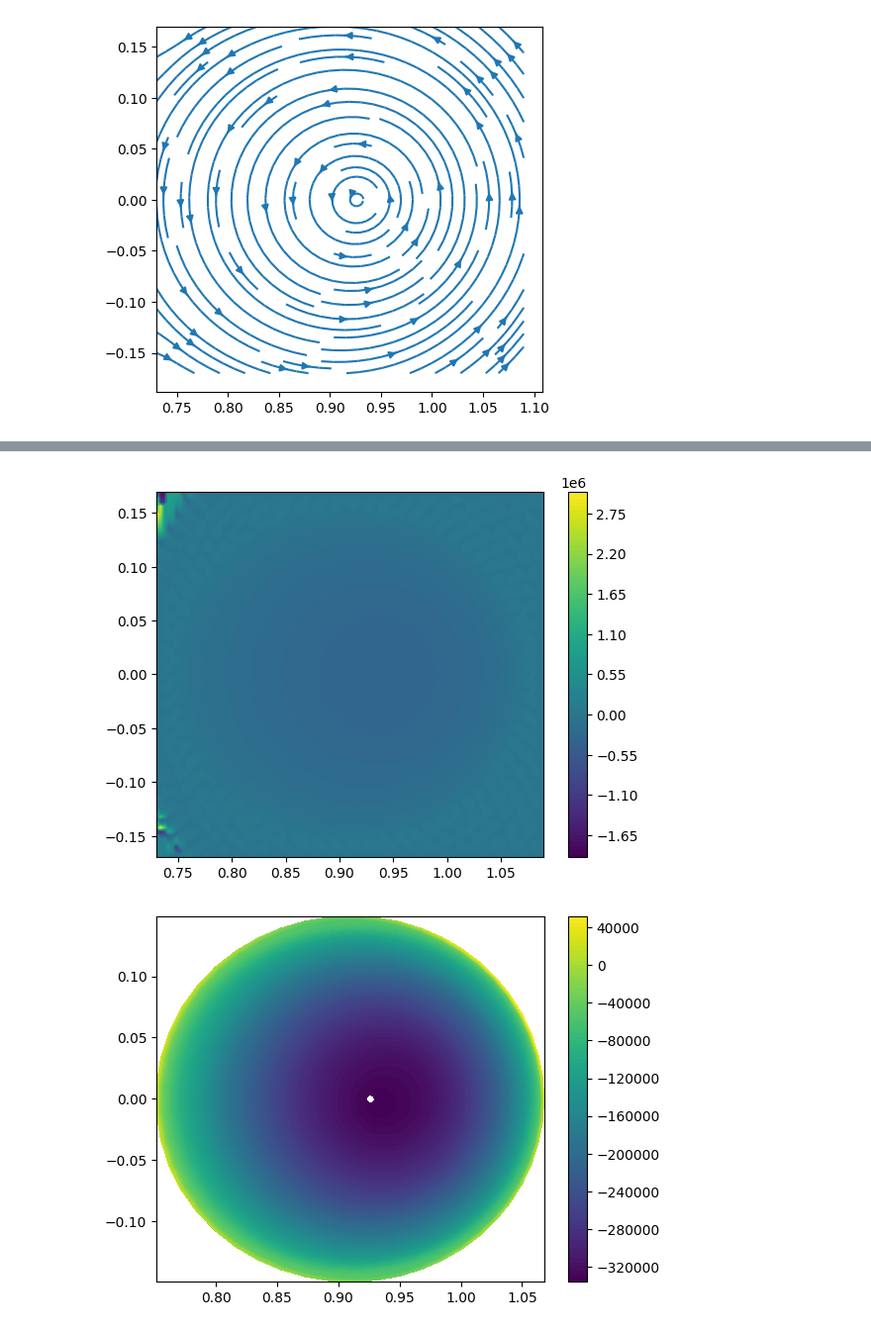
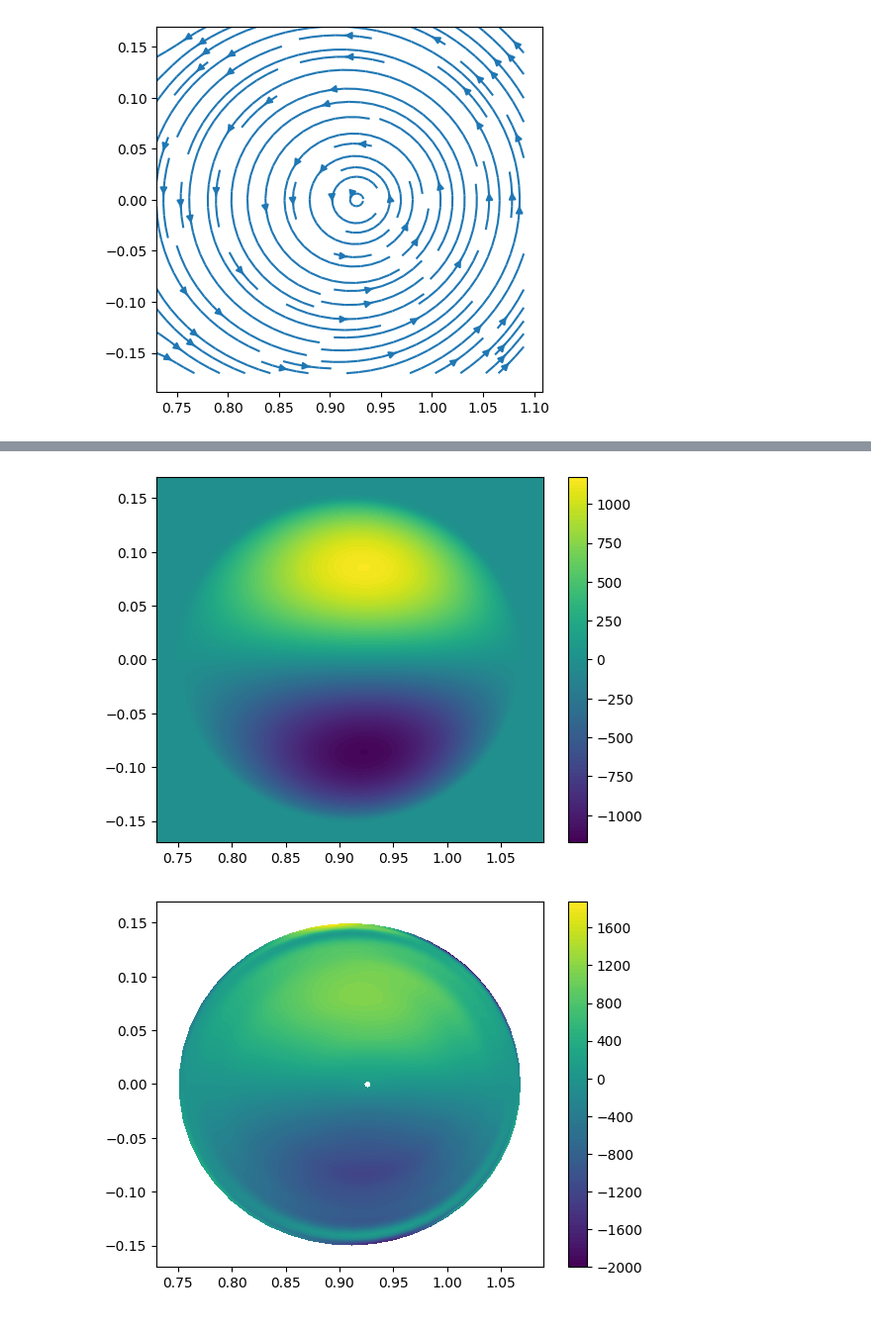
Before and after one commit to YigitElma/DEBUG-DESC, a Jupyter notebook: HBT-EP/compare-desc-eqdsk.ipynb, the cells around one changed output, grey strips where cells are left out. Shown at 99% size. Drawn from its saved outputs; the diff is of its cells as text; code cells hidden in the pictures.

Commit message:
add limits to contour plots

```diff
--- a/HBT-EP/compare-desc-eqdsk.ipynb
+++ b/HBT-EP/compare-desc-eqdsk.ipynb
@@ -76,17 +78,19 @@ plt.gca().set_aspect("equal")
 # %%
-plt.contourf(R, Z, Jt, levels=100)
+plt.contourf(R, Z, Jr, levels=100)
 plt.gca().set_aspect("equal")
 plt.colorbar()
 
 plt.figure()
 plt.contourf(
     data["R"].reshape(nrho, ntheta),
     data["Z"].reshape(nrho, ntheta),
-    data["J"][:, 1].reshape(nrho, ntheta),
+    data["J"][:, 0].reshape(nrho, ntheta),
     levels=100,
 )
 plt.colorbar()
+plt.xlim(R.min(), R.max())
+plt.ylim(Z.min(), Z.max())
 plt.gca().set_aspect("equal")
 # %% [output]
-[figure, old version]
+[figure, new version]
-[figure, old version]
+[figure, new version]
```
Also changed, not shown: parts of 1 cell of this notebook.
